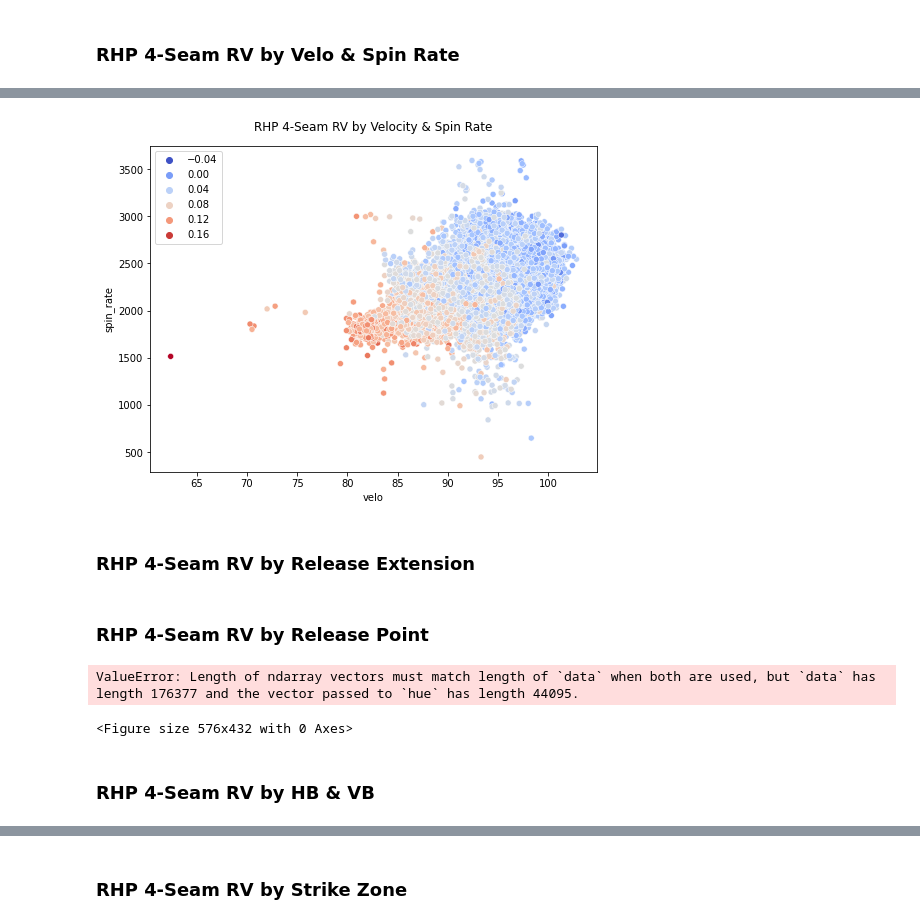
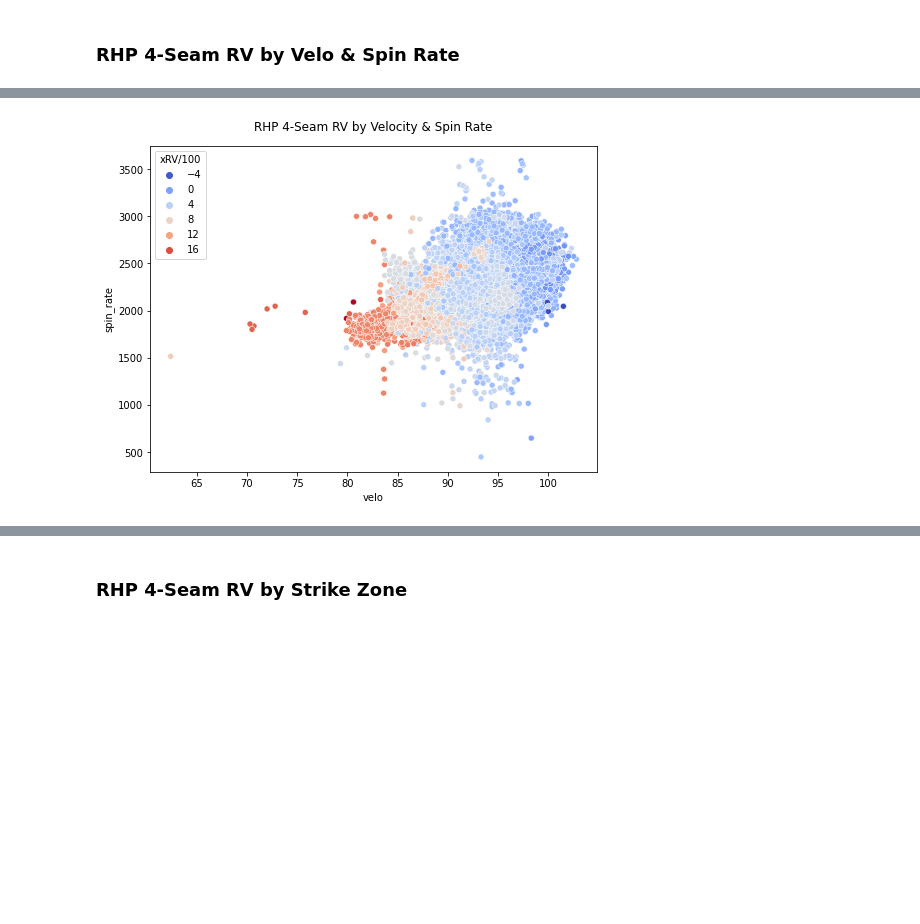
Before and after one commit to anthonyzurke/pitch-model, a Jupyter notebook: notebooks/model-pitch-quality-lr-Copy1.ipynb, the cells around one changed output, grey strips where cells are left out. Cells and saved outputs as stored; diff of their text form; code cells hidden in the pictures; blank space fills up the shorter version.

```diff
--- a/notebooks/model-pitch-quality-lr-Copy1.ipynb
+++ b/notebooks/model-pitch-quality-lr-Copy1.ipynb
@@ -322,11 +339,7 @@ plt.title('RHP 4-Seam QQ Plot Distribution', fontsize = 14, fontweight = 'bold',
 # %%
 plt.figure(figsize = (8, 6))
 
-#ff_r['xRV'] = pd.cut(ff_r['pred_rv'], [-0.2, 0, 10], labels = ['-0.2', '0.2'])
-sns.scatterplot(data = ff_r, x = 'velo', y = 'spin_rate', hue = pred,
-                palette = 'coolwarm')
+sns.scatterplot(data = ff_r_group, x = 'velo', y = 'spin_rate', hue = 'xRV/100', palette = 'coolwarm')
 plt.title('RHP 4-Seam RV by Velocity & Spin Rate', pad = 15);
 # %% [output]
-[figure, old version]
+[figure, new version]
-# %% [markdown]
-### RHP 4-Seam RV by Release Extension
@@ -342,18 +345,0 @@ plt.title('RHP 4-Seam RV by Velocity & Spin Rate', pad = 15);
-# %% [markdown]
-### RHP 4-Seam RV by Release Point
-# %%
-plt.figure(figsize = (8, 6))
-
-sns.scatterplot(data = ff_r, x = 'release_pos_x', y = 'release_pos_z', hue = pred_ff_r, palette = 'coolwarm')
-plt.xlim(-5, 5), plt.ylim(-0.25, 8.25)
-plt.axvline(0, color = 'black'), plt.axhline(0, color = 'black')
-left, bottom, width, height = (-.83, 1.59, 1.66, 1.82)
-plt.gca().add_patch(Rectangle((left, bottom), width, height, fill = False, color = 'black', linewidth = 2))
-# rect = mpatches.Rectangle((left, bottom), width, height, fill = False, color = 'black', linewidth = 2)
-# plt.gca().add_patch(rect)
-plt.title('RHP 4-Seam RV by Release Position from Hitter Perspective', pad = 15);
-# %% [output]
-ValueError: Length of ndarray vectors must match length of `data` when both are used, but `data` has length 176377 and the vector passed to `hue` has length 44095.
-<Figure size 576x432 with 0 Axes>
-# %% [markdown]
-### RHP 4-Seam RV by HB & VB
```
Also changed, not shown: parts of 39 cells of this notebook, 10 other files.
